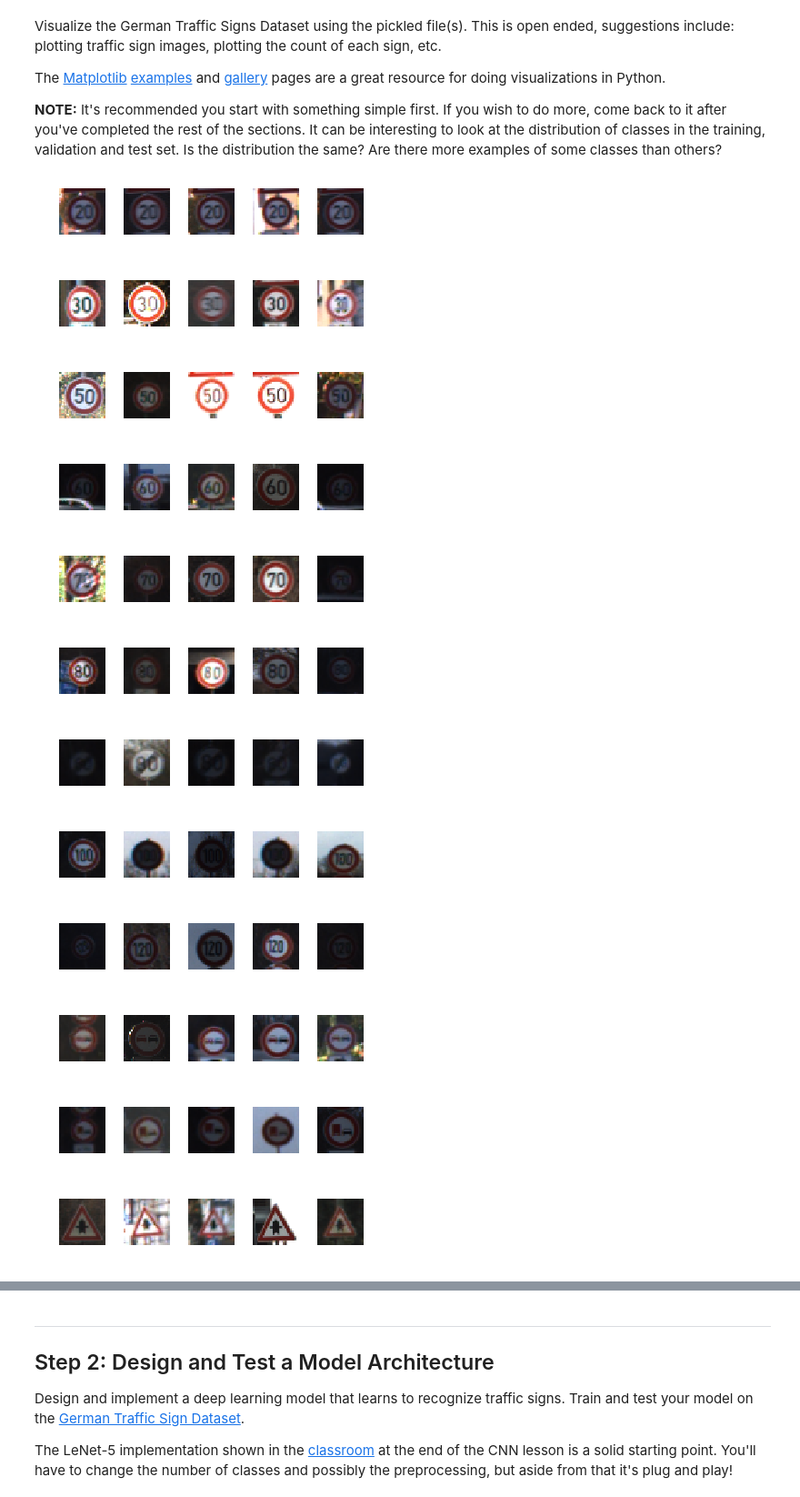
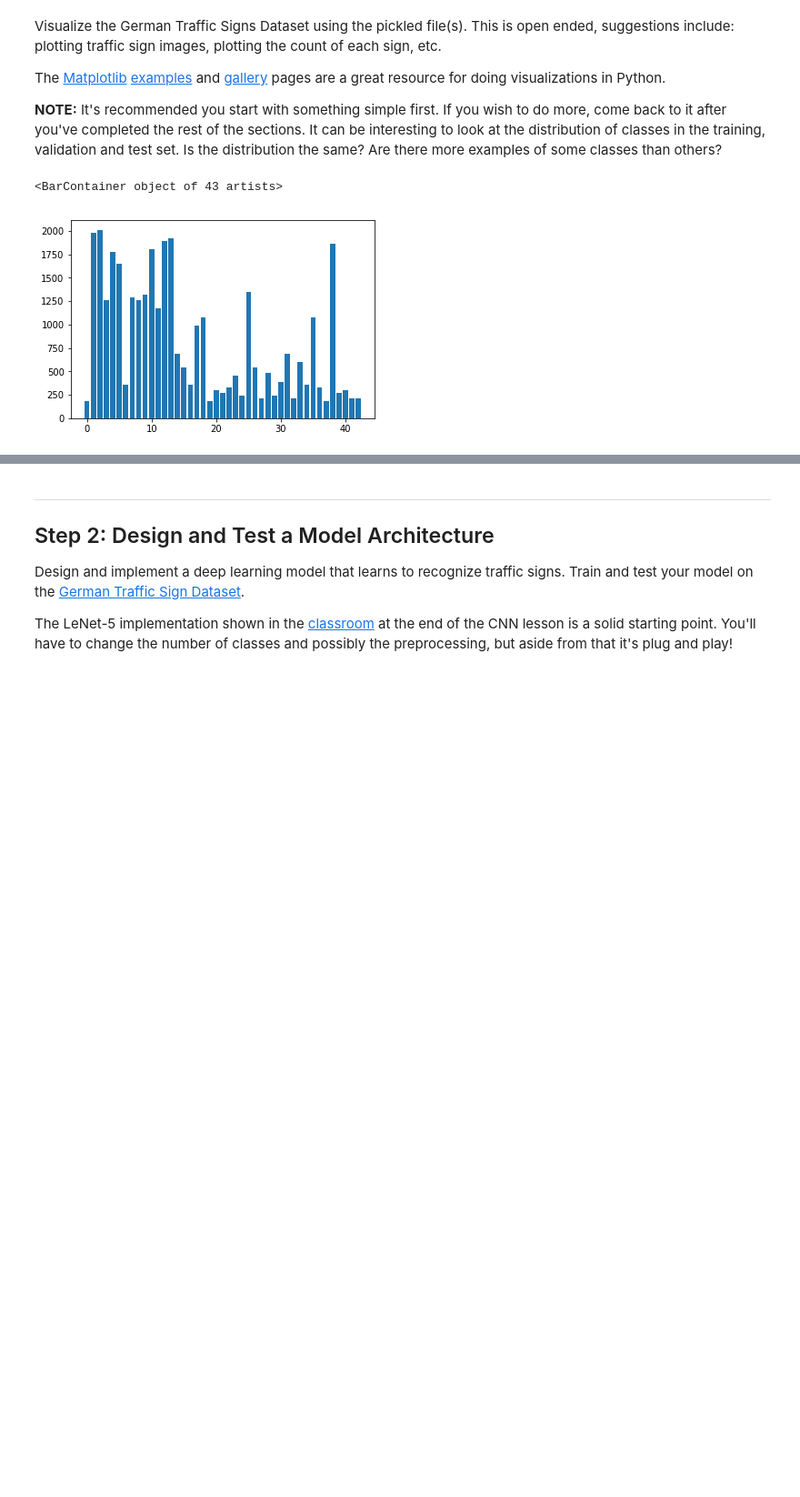
Before and after one commit to rajkinra23/traffic-sign-classifier, a Jupyter notebook: Traffic_Sign_Classifier.ipynb, the cells around one changed output, grey strips where cells are left out. Shown: that part at 91% size. Drawn from its saved outputs; the diff is of its cells as text; code cells hidden in the pictures; blank space fills up the shorter version.

```diff
--- a/Traffic_Sign_Classifier.ipynb
+++ b/Traffic_Sign_Classifier.ipynb
@@ -31,9 +31,10 @@ assert 'data' in os.listdir('.')
 ROOT = 'data'
 
 df = os.listdir(ROOT)
-training_file = os.path.join(ROOT, df[0])
+print(df)
+training_file = os.path.join(ROOT, df[2])
 validation_file = os.path.join(ROOT, df[1])
-testing_file = os.path.join(ROOT, df[2])
+testing_file = os.path.join(ROOT, df[0])
 
 with open(training_file, mode='rb') as f:
     train = pickle.load(f)
@@ -115,45 +119,41 @@ The [Matplotlib](http://matplotlib.org/) [examples](http://matplotlib.org/exampl
 # %%
 ### Data exploration visualization code goes here.
 ### Feel free to use as many code cells as needed.
 import matplotlib.pyplot as plt
-from matplotlib.pyplot import figure, imshow, axis
+from matplotlib.pyplot import figure, imshow, axis, hist, plot, bar
 from matplotlib.image import imread
 from collections import defaultdict
 
 # Show the sign at the nth index.
 def show_sign(data, index):
     image = plt.imshow(data[index])
     plt.show()
 
 # Utility to show a series of images in a row.
 def display_row_of_images(images):
-    fig = figure()
+    fig = figure(figsize = (10, 10))
     for i in range(len(images)):
         image_row = fig.add_subplot(1, len(images), i+1)
         imshow(images[i])
         axis('off')
         plt.subplots_adjust(hspace=5.0, wspace=0.4)
 
 # Bucketize the images by sign.
-images = defaultdict(list)
+image_buckets = defaultdict(list)
 for i in range(len(X_train)):
     image, image_class = X_train[i], y_train[i]
-    images[image_class].append(image)
+    image_buckets[image_class].append(image)
 
-# Display first 5 of each class.
-for sign_class in images:
-    ims = images[sign_class]
-    display_row_of_images(ims[:5])
+# # Display first 5 of each class.
+# for sign_class in images:
+#     ims = images[sign_class]
+#     display_row_of_images(ims[:5])
+
+counts = []
+for key in image_buckets:
+    counts.append(len(image_buckets[key]))
+
+bar(list(range(n_classes)), list(counts))
 # %% [output]
+<BarContainer object of 43 artists>
-[figure, old version]
+[figure, new version]
-[figure, removed]
-[figure, removed]
-[figure, removed]
-[figure, removed]
-[figure, removed]
-[figure, removed]
-[figure, removed]
-[figure, removed]
-[figure, removed]
-[figure, removed]
-[figure, removed]
```
Also changed, not shown: parts of 10 cells of this notebook, 4 other files.
